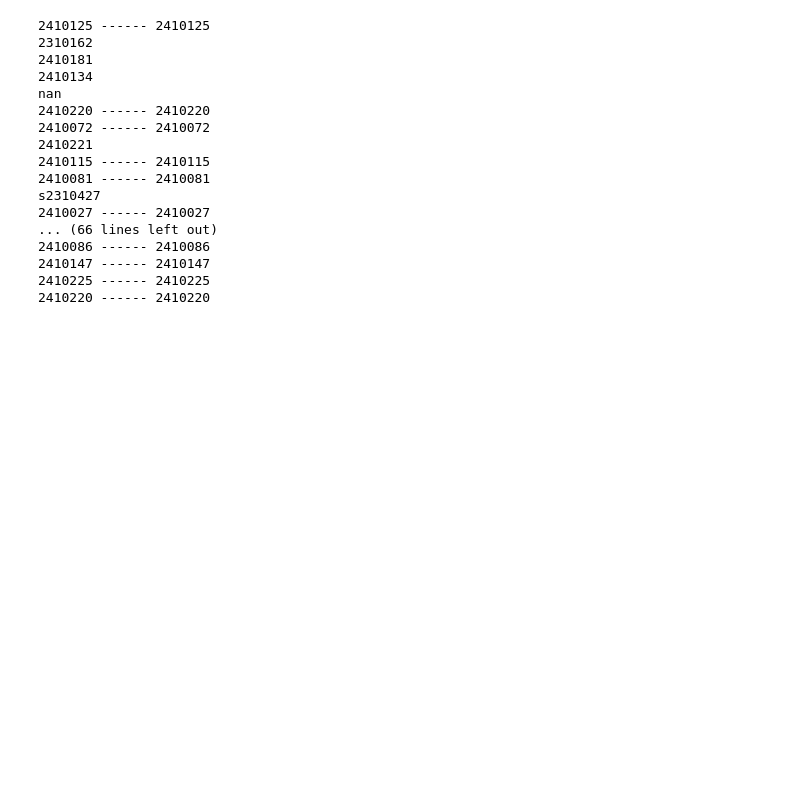
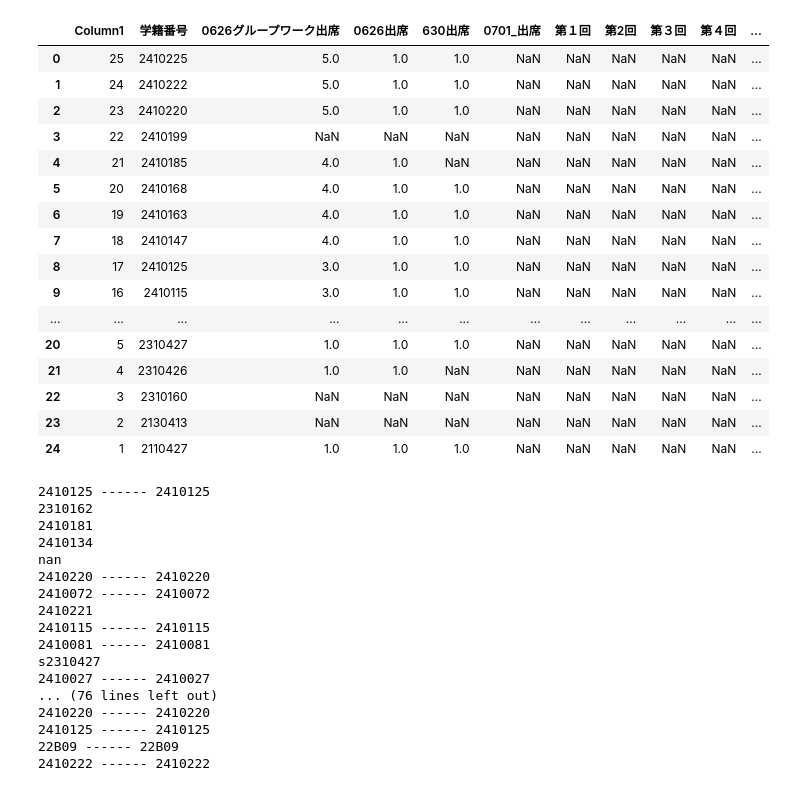
Before and after one commit to zhujiansamuel/Questionnaire2024, a Jupyter notebook: ppt.ipynb, the cells around one changed output. Drawn from its saved outputs; the diff is of its cells as text; code cells hidden in the pictures; blank space fills up the shorter version.

```diff
--- a/ppt.ipynb
+++ b/ppt.ipynb
@@ -19,6 +21,26 @@ df_4 = pd.read_csv(filepath_4)
+# %%
+df
+# %% [output]
+|  | Column1 | 学籍番号 | 0626グループワーク出席 | 0626出席 | 630出席 | 0701_出席 | 第１回 | 第2回 | 第３回 | 第４回 | ... |
+| 0 | 25 | 2410225 | 5.0 | 1.0 | 1.0 | NaN | NaN | NaN | NaN | NaN | ... |
+| 1 | 24 | 2410222 | 5.0 | 1.0 | 1.0 | NaN | NaN | NaN | NaN | NaN | ... |
+| 2 | 23 | 2410220 | 5.0 | 1.0 | 1.0 | NaN | NaN | NaN | NaN | NaN | ... |
+| 3 | 22 | 2410199 | NaN | NaN | NaN | NaN | NaN | NaN | NaN | NaN | ... |
+| 4 | 21 | 2410185 | 4.0 | 1.0 | NaN | NaN | NaN | NaN | NaN | NaN | ... |
+| 5 | 20 | 2410168 | 4.0 | 1.0 | 1.0 | NaN | NaN | NaN | NaN | NaN | ... |
+| 6 | 19 | 2410163 | 4.0 | 1.0 | 1.0 | NaN | NaN | NaN | NaN | NaN | ... |
+| 7 | 18 | 2410147 | 4.0 | 1.0 | 1.0 | NaN | NaN | NaN | NaN | NaN | ... |
+| 8 | 17 | 2410125 | 3.0 | 1.0 | 1.0 | NaN | NaN | NaN | NaN | NaN | ... |
+| 9 | 16 | 2410115 | 3.0 | 1.0 | 1.0 | NaN | NaN | NaN | NaN | NaN | ... |
+| ... | ... | ... | ... | ... | ... | ... | ... | ... | ... | ... | ... |
+| 20 | 5 | 2310427 | 1.0 | 1.0 | 1.0 | NaN | NaN | NaN | NaN | NaN | ... |
+| 21 | 4 | 2310426 | 1.0 | 1.0 | NaN | NaN | NaN | NaN | NaN | NaN | ... |
+| 22 | 3 | 2310160 | NaN | NaN | NaN | NaN | NaN | NaN | NaN | NaN | ... |
+| 23 | 2 | 2130413 | NaN | NaN | NaN | NaN | NaN | NaN | NaN | NaN | ... |
+| 24 | 1 | 2110427 | 1.0 | 1.0 | 1.0 | NaN | NaN | NaN | NaN | NaN | ... |
 # %%
-columns_name = ["第１回","第2回","第３回","第４回"]
-df_list = [df_1,df_2,df_3,df_4]
+columns_name = ["第１回","第2回","第３回","第４回","第５回"]
+df_list = [df_1,df_2,df_3,df_4,df_5]
 for index, df_s in enumerate(df_list):
   for row_1 in df_s.itertuples():
     insert = True
@@ -47,11 +69,11 @@ nan
 2410081 ------ 2410081
 s2310427
 2410027 ------ 2410027
-... (66 lines left out)
-2410086 ------ 2410086
-2410147 ------ 2410147
-2410225 ------ 2410225
+... (76 lines left out)
 2410220 ------ 2410220
+2410125 ------ 2410125
+22B09 ------ 22B09
+2410222 ------ 2410222
 # %%
 df
 # %% [output]
```
Also changed, not shown: parts of 6 cells of this notebook, 5 other files.
